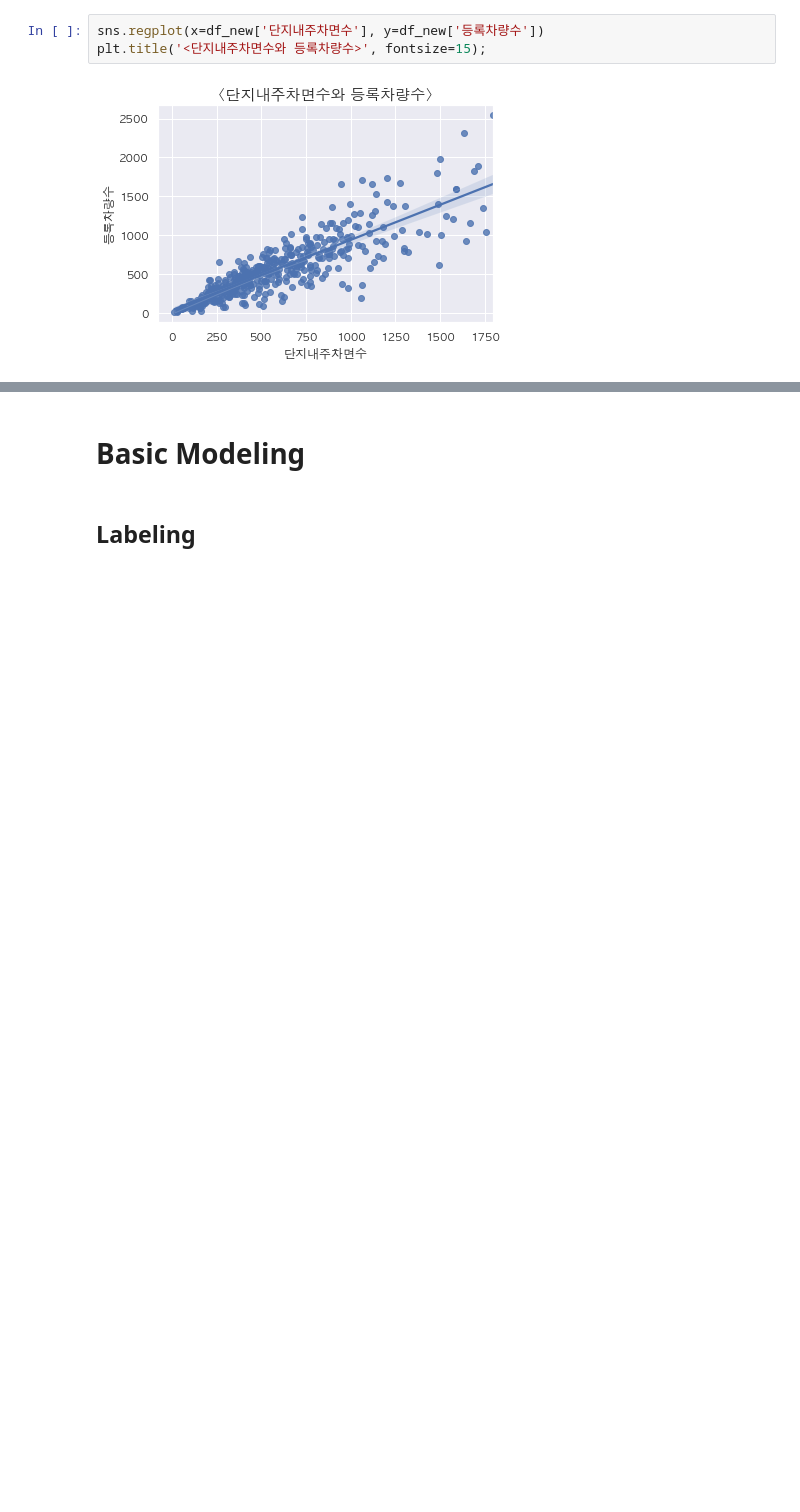
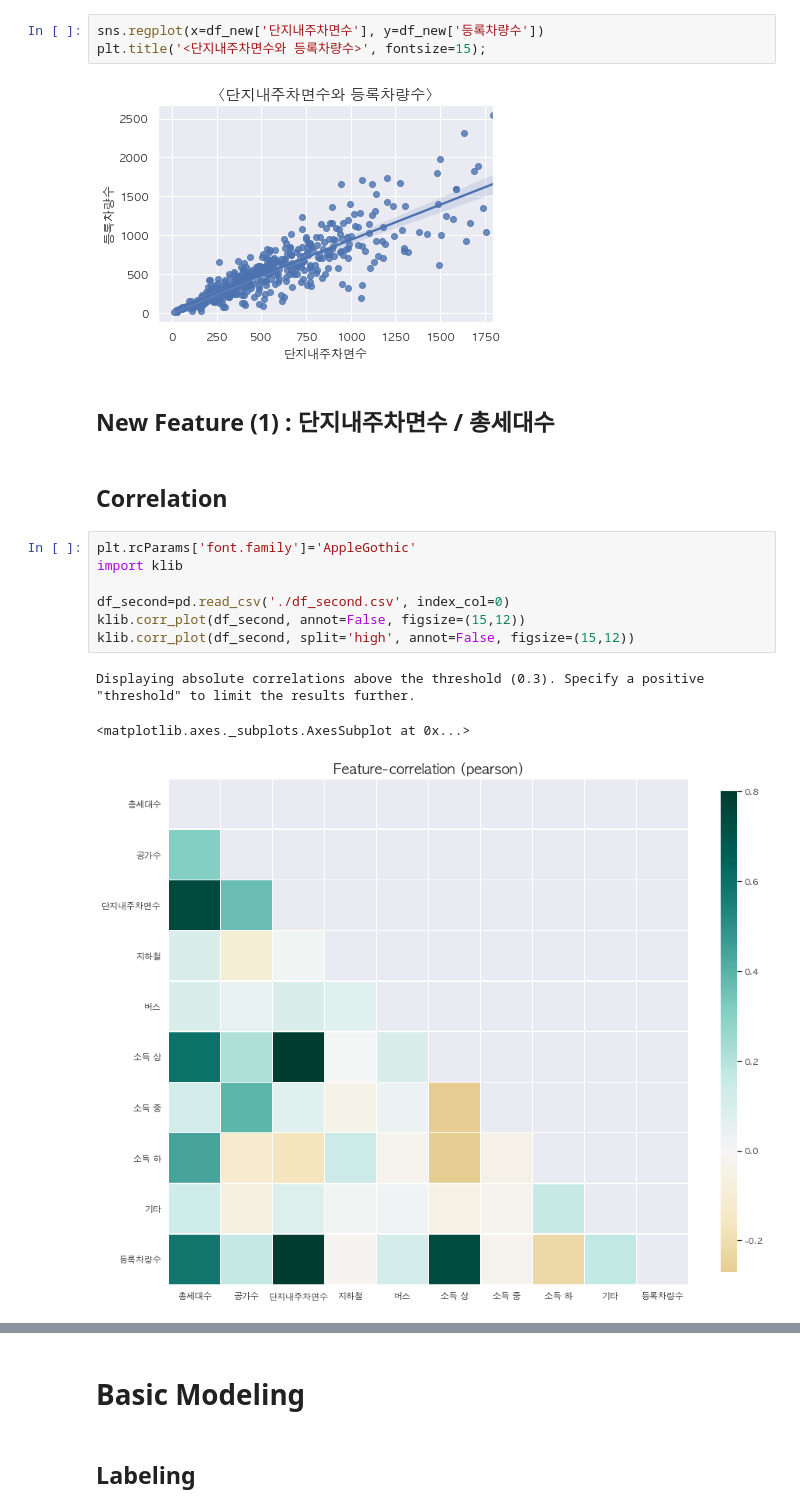
Before and after one commit to ilikeinow12/Kaggle, a Jupyter notebook: 주차수요예측.ipynb, the cells around one changed output, grey strips where cells are left out. Saved outputs shown, nothing was run; the diff lists cells and outputs as text; blank space fills up the shorter version.

```diff
--- a/주차수요예측.ipynb
+++ b/주차수요예측.ipynb
@@ -1030,3 +1161,18 @@ sns.regplot(x=df_new['단지내주차면수'], y=df_new['등록차량수'])
 plt.title('<단지내주차면수와 등록차량수>', fontsize=15);
 # %% [output]
 [figure]
+# %% [markdown]
+## New Feature (1) : 단지내주차면수 / 총세대수
+# %% [markdown]
+## Correlation
+# %%
+plt.rcParams['font.family']='AppleGothic'
+import klib
+
+df_second=pd.read_csv('./df_second.csv', index_col=0)
+klib.corr_plot(df_second, annot=False, figsize=(15,12))
+klib.corr_plot(df_second, split='high', annot=False, figsize=(15,12))
+# %% [output]
+Displaying absolute correlations above the threshold (0.3). Specify a positive "threshold" to limit the results further.
+<matplotlib.axes._subplots.AxesSubplot at 0x...>
+[figure, added]
```
Also changed, not shown: parts of 62 cells of this notebook.
